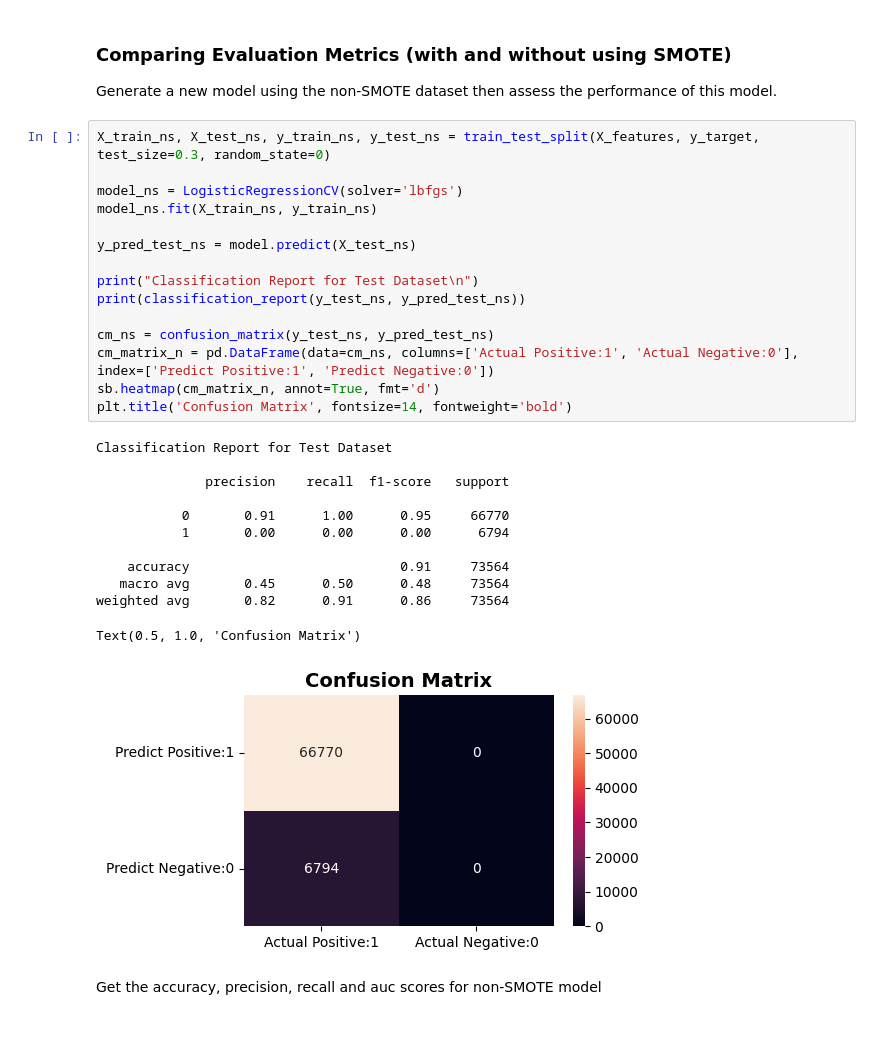
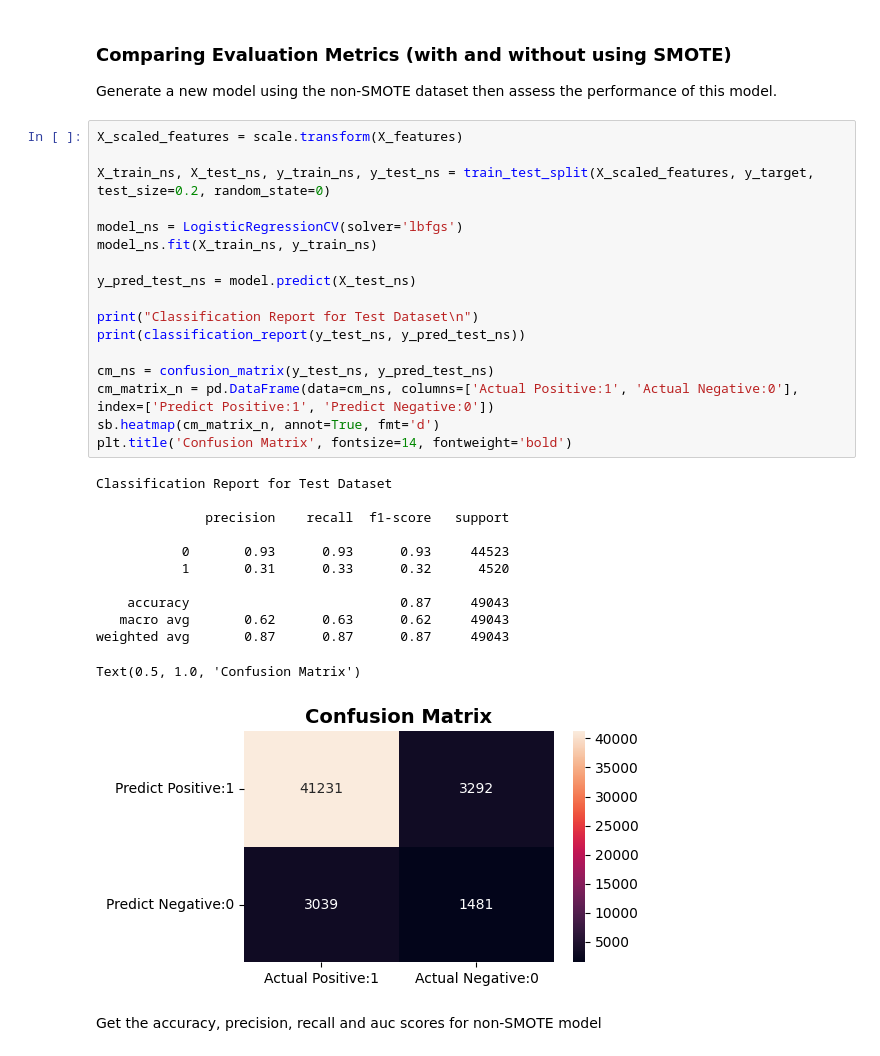
Before and after one commit to abccastro/Heart-Disease-Prediction-using-Logistic-Regression, a Jupyter notebook: Heart Disease Prediction.ipynb, the cells around one changed output. Saved outputs shown, nothing was run; the diff lists cells and outputs as text.

```diff
--- a/Heart Disease Prediction.ipynb
+++ b/Heart Disease Prediction.ipynb
@@ -678,33 +678,35 @@ The probability of Alfred Gomez developing heart disease is 71.15%
 
 Generate a new model using the non-SMOTE dataset then assess the performance of this model.
 # %%
-X_train_ns, X_test_ns, y_train_ns, y_test_ns = train_test_split(X_features, y_target, test_size=0.3, random_state=0)
+X_scaled_features = scale.transform(X_features)
+
+X_train_ns, X_test_ns, y_train_ns, y_test_ns = train_test_split(X_scaled_features, y_target, test_size=0.2, random_state=0)
 
 model_ns = LogisticRegressionCV(solver='lbfgs')
 model_ns.fit(X_train_ns, y_train_ns)
 
 y_pred_test_ns = model.predict(X_test_ns)
 
 print("Classification Report for Test Dataset\n")
 print(classification_report(y_test_ns, y_pred_test_ns))
 
 cm_ns = confusion_matrix(y_test_ns, y_pred_test_ns)
 cm_matrix_n = pd.DataFrame(data=cm_ns, columns=['Actual Positive:1', 'Actual Negative:0'], index=['Predict Positive:1', 'Predict Negative:0'])
 sb.heatmap(cm_matrix_n, annot=True, fmt='d')
 plt.title('Confusion Matrix', fontsize=14, fontweight='bold')
 # %% [output]
 Classification Report for Test Dataset
 
               precision    recall  f1-score   support
 
-           0       0.91      1.00      0.95     66770
-           1       0.00      0.00      0.00      6794
+           0       0.93      0.93      0.93     44523
+           1       0.31      0.33      0.32      4520
 
-    accuracy                           0.91     73564
-   macro avg       0.45      0.50      0.48     73564
-weighted avg       0.82      0.91      0.86     73564
+    accuracy                           0.87     49043
+   macro avg       0.62      0.63      0.62     49043
+weighted avg       0.87      0.87      0.87     49043
 Text(0.5, 1.0, 'Confusion Matrix')
-[figure, old version]
+[figure, new version]
 # %% [markdown]
 Get the accuracy, precision, recall and auc scores for non-SMOTE model
 # %%
```
Also changed, not shown: parts of 3 cells of this notebook.
